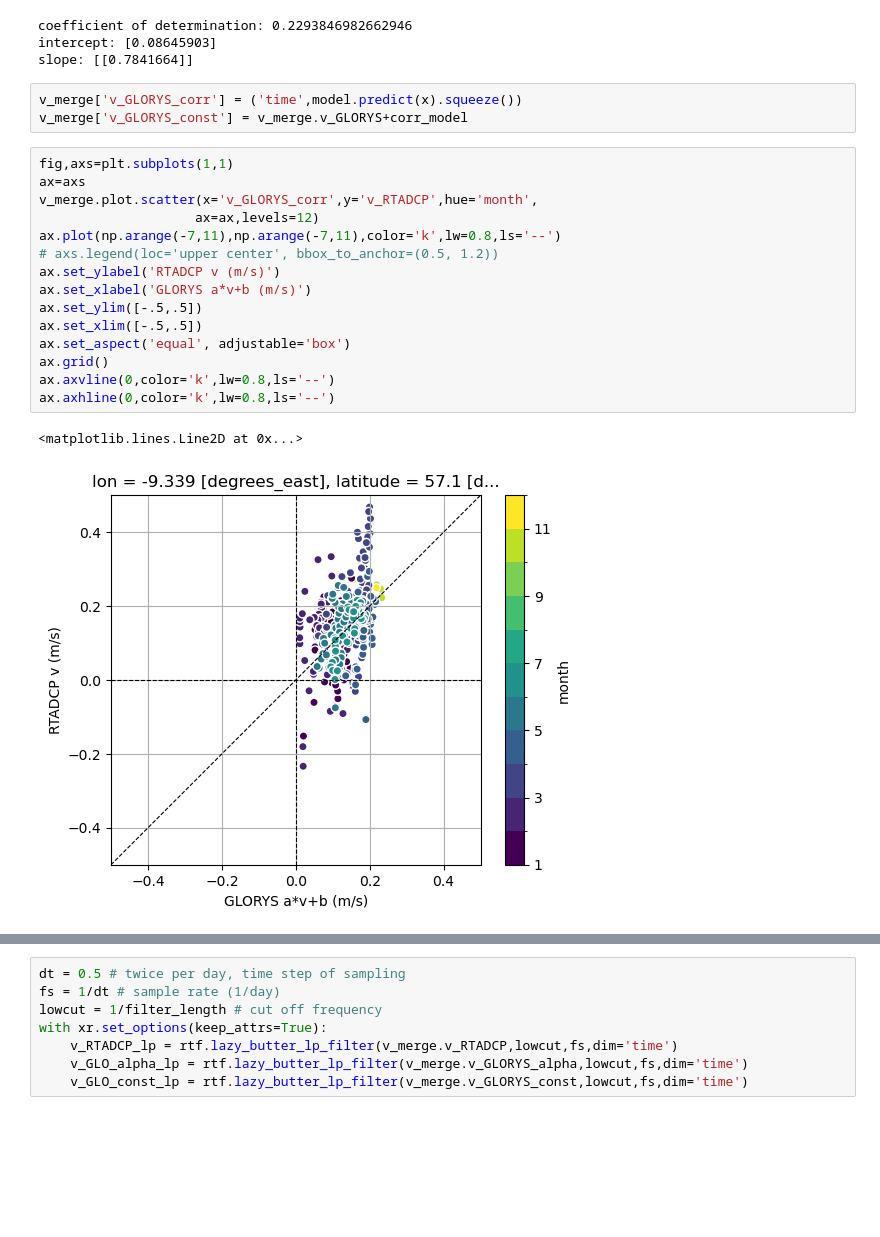
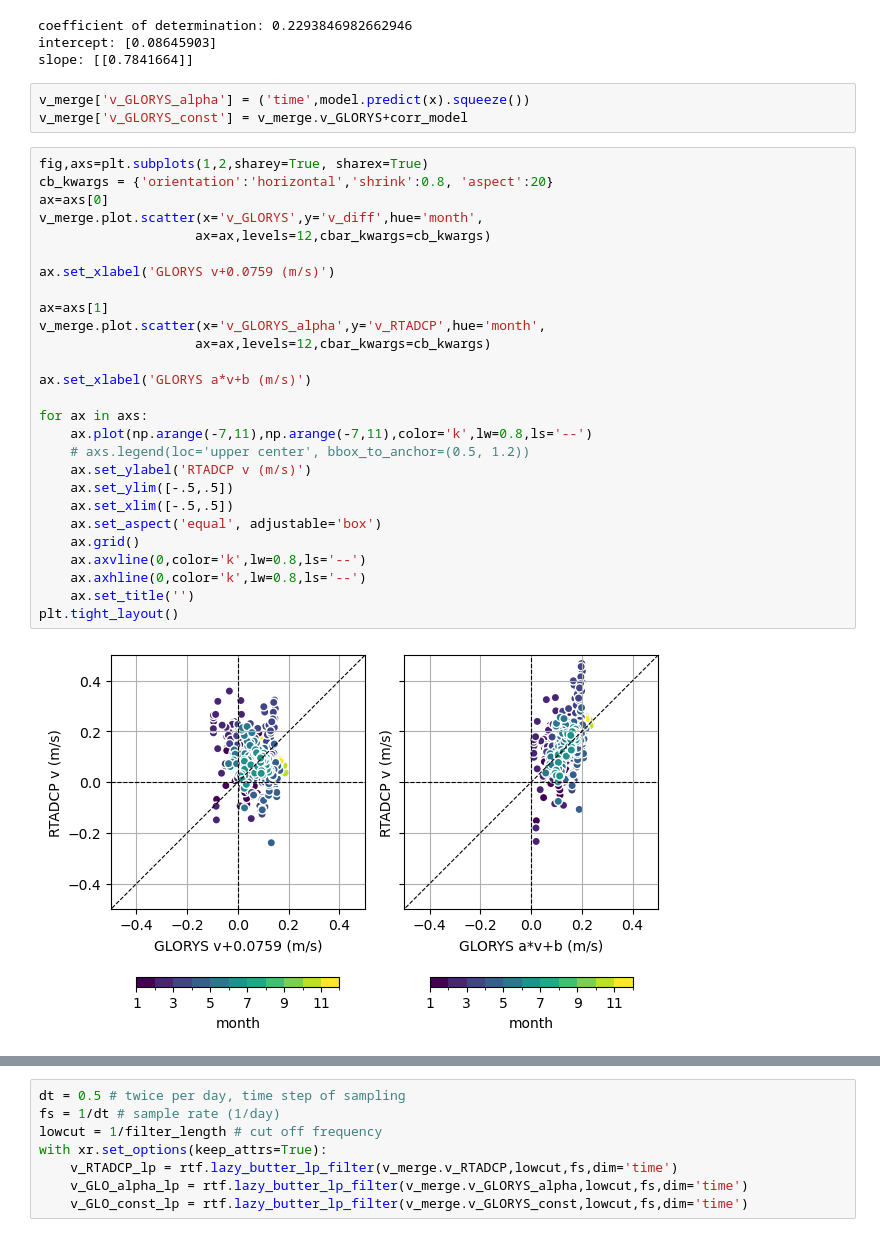
Before and after one commit to ScotMarPhys/Rockall_Trough_Transports, a Jupyter notebook: notebooks/0.1_Rockall_Trough_moorings_ADCP_prep_2014_2015.ipynb, the cells around one changed output, grey strips where cells are left out. Saved outputs shown, nothing was run; the diff lists cells and outputs as text; blank space fills up the shorter version.

```diff
--- a/notebooks/0.1_Rockall_Trough_moorings_ADCP_prep_2014_2015.ipynb
+++ b/notebooks/0.1_Rockall_Trough_moorings_ADCP_prep_2014_2015.ipynb
@@ -218,23 +214,34 @@ coefficient of determination: 0.2293846982662946
 intercept: [0.08645903]
 slope: [[0.7841664]]
 # %%
-v_merge['v_GLORYS_corr'] = ('time',model.predict(x).squeeze())
+v_merge['v_GLORYS_alpha'] = ('time',model.predict(x).squeeze())
 v_merge['v_GLORYS_const'] = v_merge.v_GLORYS+corr_model
 # %%
-fig,axs=plt.subplots(1,1)
-ax=axs
-v_merge.plot.scatter(x='v_GLORYS_corr',y='v_RTADCP',hue='month',
-                    ax=ax,levels=12)
-ax.plot(np.arange(-7,11),np.arange(-7,11),color='k',lw=0.8,ls='--')
-# axs.legend(loc='upper center', bbox_to_anchor=(0.5, 1.2))
-ax.set_ylabel('RTADCP v (m/s)')
+fig,axs=plt.subplots(1,2,sharey=True, sharex=True)
+cb_kwargs = {'orientation':'horizontal','shrink':0.8, 'aspect':20}
+ax=axs[0]
+v_merge.plot.scatter(x='v_GLORYS',y='v_diff',hue='month',
+                    ax=ax,levels=12,cbar_kwargs=cb_kwargs)
+
+ax.set_xlabel('GLORYS v+0.0759 (m/s)')
+
+ax=axs[1]
+v_merge.plot.scatter(x='v_GLORYS_alpha',y='v_RTADCP',hue='month',
+                    ax=ax,levels=12,cbar_kwargs=cb_kwargs)
+
 ax.set_xlabel('GLORYS a*v+b (m/s)')
-ax.set_ylim([-.5,.5])
-ax.set_xlim([-.5,.5])
-ax.set_aspect('equal', adjustable='box')
-ax.grid()
-ax.axvline(0,color='k',lw=0.8,ls='--')
-ax.axhline(0,color='k',lw=0.8,ls='--')
+
+for ax in axs:
+    ax.plot(np.arange(-7,11),np.arange(-7,11),color='k',lw=0.8,ls='--')
+    # axs.legend(loc='upper center', bbox_to_anchor=(0.5, 1.2))
+    ax.set_ylabel('RTADCP v (m/s)')
+    ax.set_ylim([-.5,.5])
+    ax.set_xlim([-.5,.5])
+    ax.set_aspect('equal', adjustable='box')
+    ax.grid()
+    ax.axvline(0,color='k',lw=0.8,ls='--')
+    ax.axhline(0,color='k',lw=0.8,ls='--')
+    ax.set_title('')
+plt.tight_layout()
 # %% [output]
-<matplotlib.lines.Line2D at 0x...>
-[figure, old version]
+[figure, new version]
```
Also changed, not shown: parts of 21 cells of this notebook.
